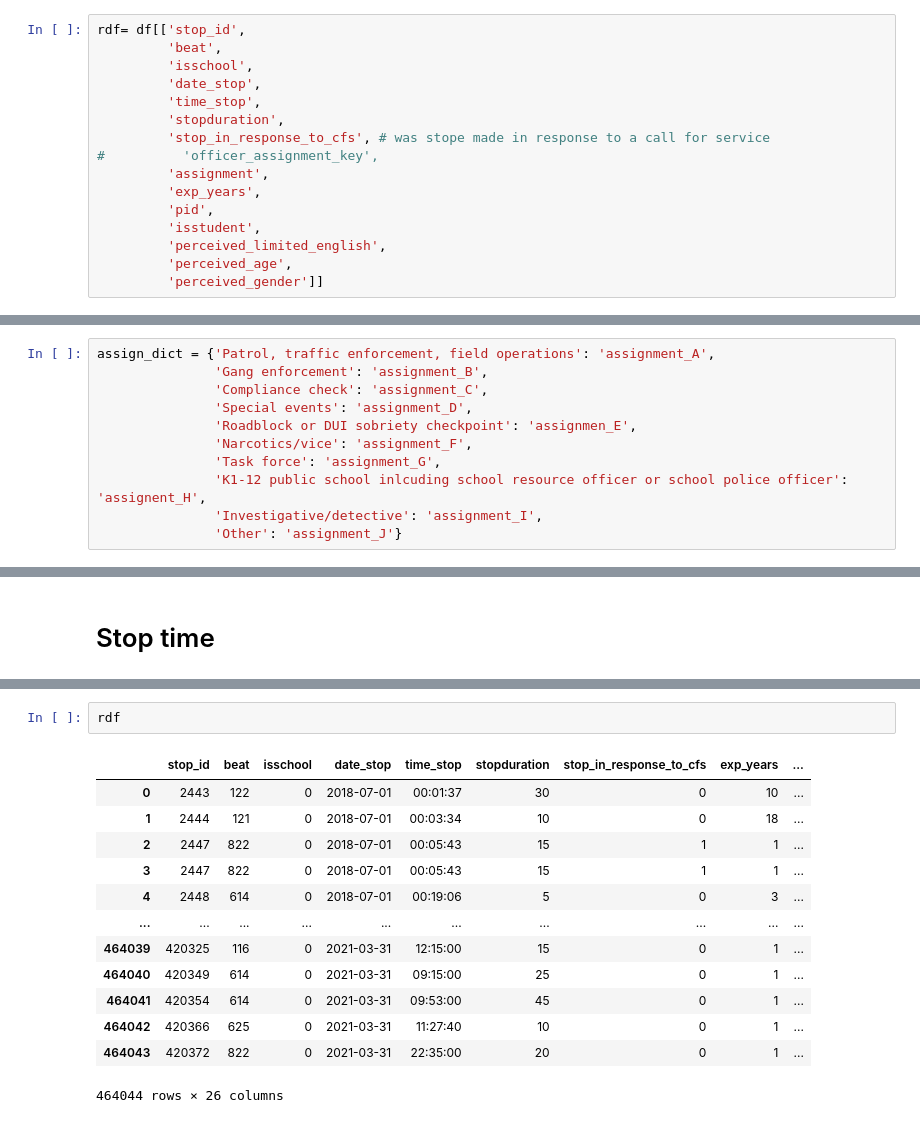
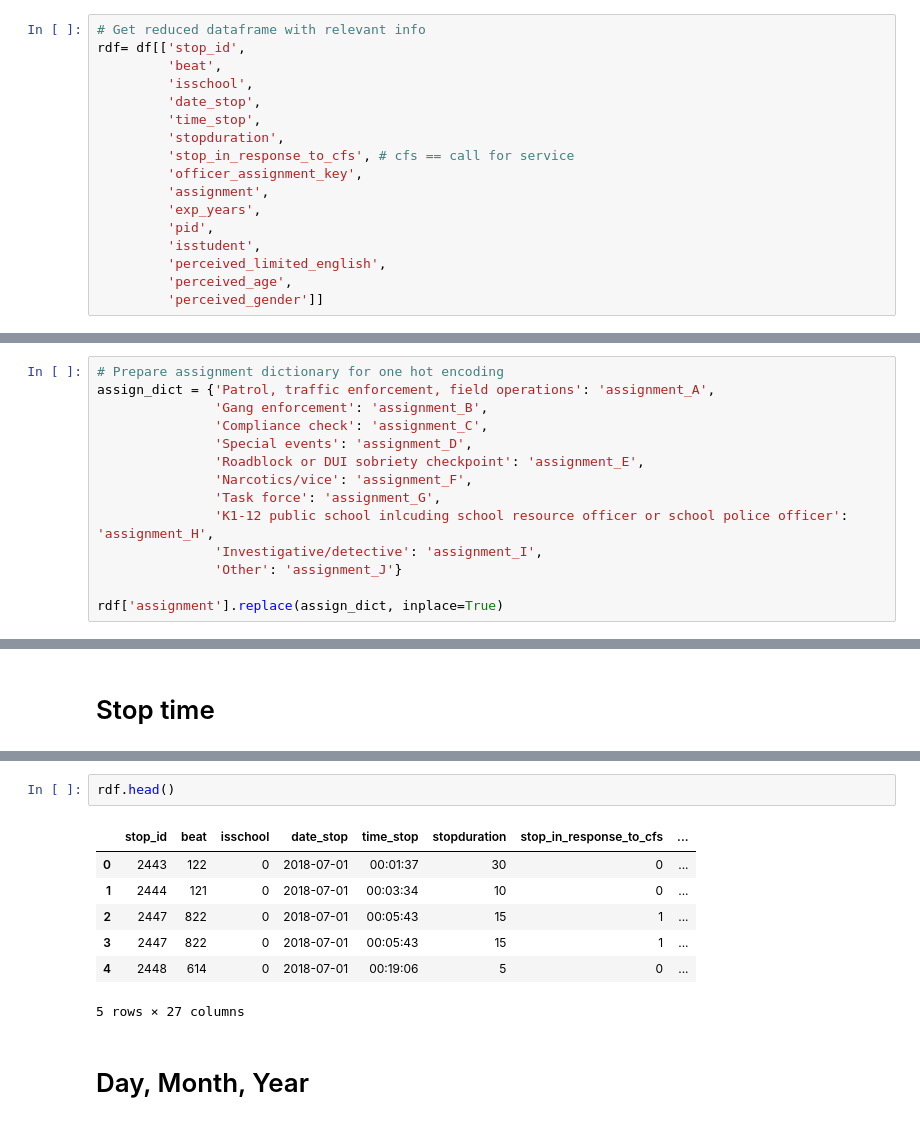
Before and after one commit to bao153/118b-twenty, a Jupyter notebook: preprocess.ipynb, the cells around one changed output, grey strips where cells are left out. Cells and saved outputs as stored; diff of their text form.

```diff
--- a/preprocess.ipynb
+++ b/preprocess.ipynb
@@ -95,14 +41,15 @@ Name: address_block, Length: 417070, dtype: float64
 # %% [markdown]
 ## Getting columns we're interested in
 # %%
+# Get reduced dataframe with relevant info
 rdf= df[['stop_id',
          'beat',
          'isschool',
          'date_stop',
          'time_stop',
          'stopduration',
-         'stop_in_response_to_cfs', # was stope made in response to a call for service
-#          'officer_assignment_key',
+         'stop_in_response_to_cfs', # cfs == call for service
+         'officer_assignment_key',
          'assignment',
          'exp_years',
          'pid',
@@ -176,13 +133,16 @@ array(['Patrol, traffic enforcement, field operations', 'Other',
        'K1-12 public school inlcuding school resource officer or school police officer',
        'Compliance check'], dtype=object)
 # %%
+# Prepare assignment dictionary for one hot encoding
 assign_dict = {'Patrol, traffic enforcement, field operations': 'assignment_A',
                'Gang enforcement': 'assignment_B',
                'Compliance check': 'assignment_C',
                'Special events': 'assignment_D',
-               'Roadblock or DUI sobriety checkpoint': 'assignmen_E',
+               'Roadblock or DUI sobriety checkpoint': 'assignment_E',
                'Narcotics/vice': 'assignment_F',
                'Task force': 'assignment_G',
-               'K1-12 public school inlcuding school resource officer or school police officer': 'assignent_H',
+               'K1-12 public school inlcuding school resource officer or school police officer': 'assignment_H',
                'Investigative/detective': 'assignment_I',
                'Other': 'assignment_J'}
+
+rdf['assignment'].replace(assign_dict, inplace=True)
@@ -259,18 +220,14 @@ print((max_ts - min_ts).total_seconds())
 1004 days 23:37:58
 86830678.0
 # %%
-rdf
+rdf.head()
 # %% [output]
-|  | stop_id | beat | isschool | date_stop | time_stop | stopduration | stop_in_response_to_cfs | exp_years | ... |
-| 0 | 2443 | 122 | 0 | 2018-07-01 | 00:01:37 | 30 | 0 | 10 | ... |
-| 1 | 2444 | 121 | 0 | 2018-07-01 | 00:03:34 | 10 | 0 | 18 | ... |
-| 2 | 2447 | 822 | 0 | 2018-07-01 | 00:05:43 | 15 | 1 | 1 | ... |
-| 3 | 2447 | 822 | 0 | 2018-07-01 | 00:05:43 | 15 | 1 | 1 | ... |
-| 4 | 2448 | 614 | 0 | 2018-07-01 | 00:19:06 | 5 | 0 | 3 | ... |
-| ... | ... | ... | ... | ... | ... | ... | ... | ... | ... |
-| 464039 | 420325 | 116 | 0 | 2021-03-31 | 12:15:00 | 15 | 0 | 1 | ... |
-| 464040 | 420349 | 614 | 0 | 2021-03-31 | 09:15:00 | 25 | 0 | 1 | ... |
-| 464041 | 420354 | 614 | 0 | 2021-03-31 | 09:53:00 | 45 | 0 | 1 | ... |
-| 464042 | 420366 | 625 | 0 | 2021-03-31 | 11:27:40 | 10 | 0 | 1 | ... |
-| 464043 | 420372 | 822 | 0 | 2021-03-31 | 22:35:00 | 20 | 0 | 1 | ... |
+|  | stop_id | beat | isschool | date_stop | time_stop | stopduration | stop_in_response_to_cfs | ... |
+| 0 | 2443 | 122 | 0 | 2018-07-01 | 00:01:37 | 30 | 0 | ... |
+| 1 | 2444 | 121 | 0 | 2018-07-01 | 00:03:34 | 10 | 0 | ... |
+| 2 | 2447 | 822 | 0 | 2018-07-01 | 00:05:43 | 15 | 1 | ... |
+| 3 | 2447 | 822 | 0 | 2018-07-01 | 00:05:43 | 15 | 1 | ... |
+| 4 | 2448 | 614 | 0 | 2018-07-01 | 00:19:06 | 5 | 0 | ... |
-464044 rows × 26 columns
+5 rows × 27 columns
+# %% [markdown]
+# Day, Month, Year
```
Also changed, not shown: parts of 33 cells of this notebook, 1 other file.
